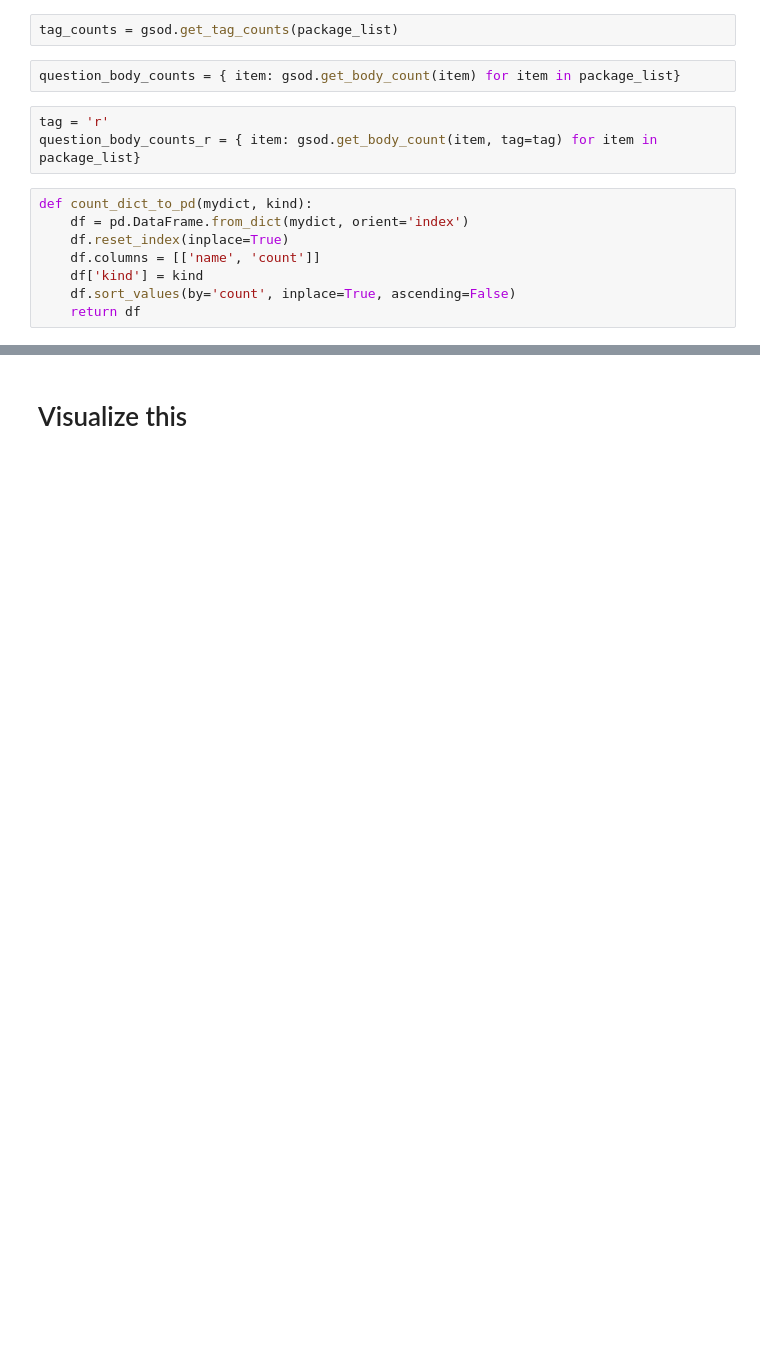
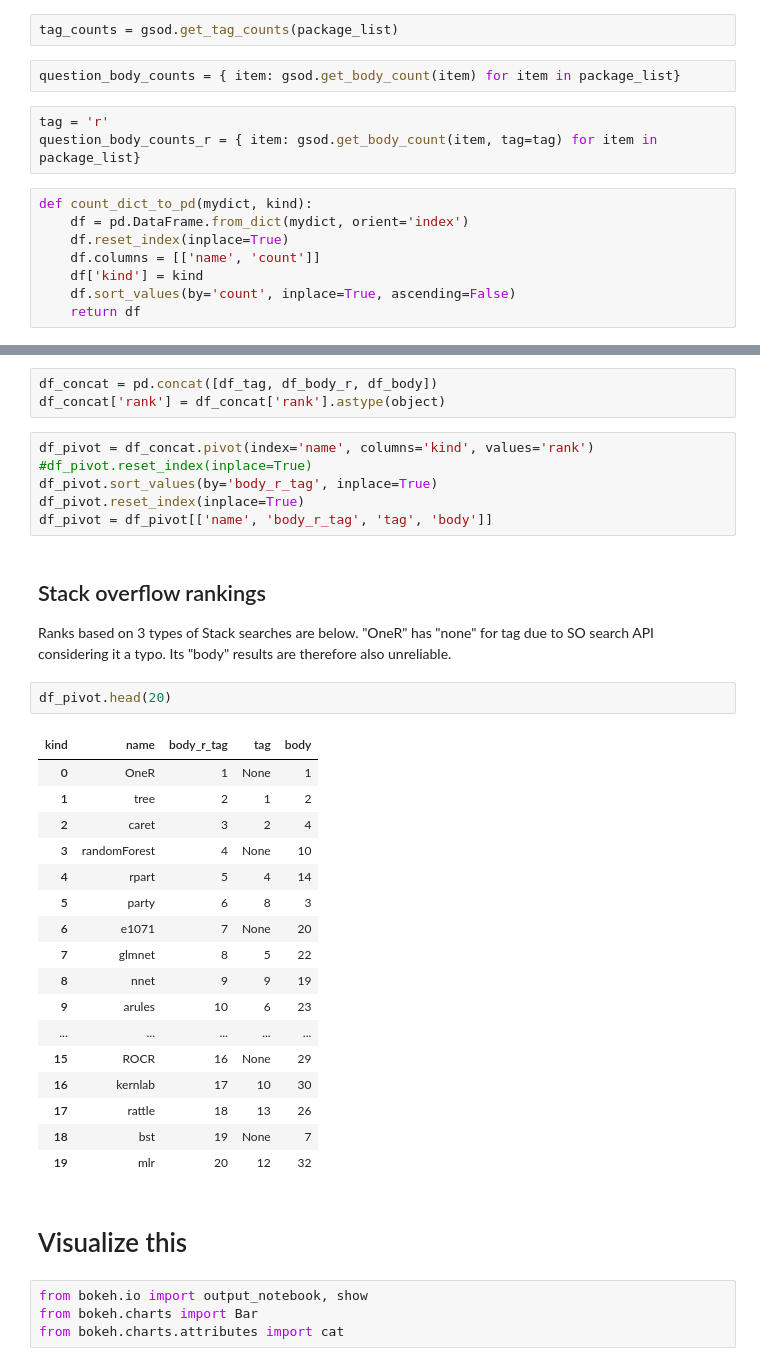
Before and after one commit to thedataincubator/data-science-blogs, a Jupyter notebook: draft-blog-data-analysis.ipynb, the cells around one changed output, grey strips where cells are left out. Drawn from its saved outputs; the diff is of its cells as text; blank space fills up the shorter version.

```diff
--- a/draft-blog-data-analysis.ipynb
+++ b/draft-blog-data-analysis.ipynb
@@ -129,2 +129,39 @@ df_body_r.head(20)
+# %%
+df_concat = pd.concat([df_tag, df_body_r, df_body])
+df_concat['rank'] = df_concat['rank'].astype(object)
+# %%
+df_pivot = df_concat.pivot(index='name', columns='kind', values='rank')
+#df_pivot.reset_index(inplace=True)
+df_pivot.sort_values(by='body_r_tag', inplace=True)
+df_pivot.reset_index(inplace=True)
+df_pivot = df_pivot[['name', 'body_r_tag', 'tag', 'body']]
+# %% [markdown]
+## Stack overflow rankings
+
+Ranks based on 3 types of Stack searches are below. "OneR" has "none" for tag due to SO search API considering it a typo. Its "body" results are therefore also unreliable.
+# %%
+df_pivot.head(20)
+# %% [output]
+| kind | name | body_r_tag | tag | body |
+| 0 | OneR | 1 | None | 1 |
+| 1 | tree | 2 | 1 | 2 |
+| 2 | caret | 3 | 2 | 4 |
+| 3 | randomForest | 4 | None | 10 |
+| 4 | rpart | 5 | 4 | 14 |
+| 5 | party | 6 | 8 | 3 |
+| 6 | e1071 | 7 | None | 20 |
+| 7 | glmnet | 8 | 5 | 22 |
+| 8 | nnet | 9 | 9 | 19 |
+| 9 | arules | 10 | 6 | 23 |
+| ... | ... | ... | ... | ... |
+| 15 | ROCR | 16 | None | 29 |
+| 16 | kernlab | 17 | 10 | 30 |
+| 17 | rattle | 18 | 13 | 26 |
+| 18 | bst | 19 | None | 7 |
+| 19 | mlr | 20 | 12 | 32 |
 # %% [markdown]
 # Visualize this
+# %%
+from bokeh.io import output_notebook, show
+from bokeh.charts import Bar
+from bokeh.charts.attributes import cat
```
Also changed, not shown: parts of 24 cells of this notebook, 1 other file.
